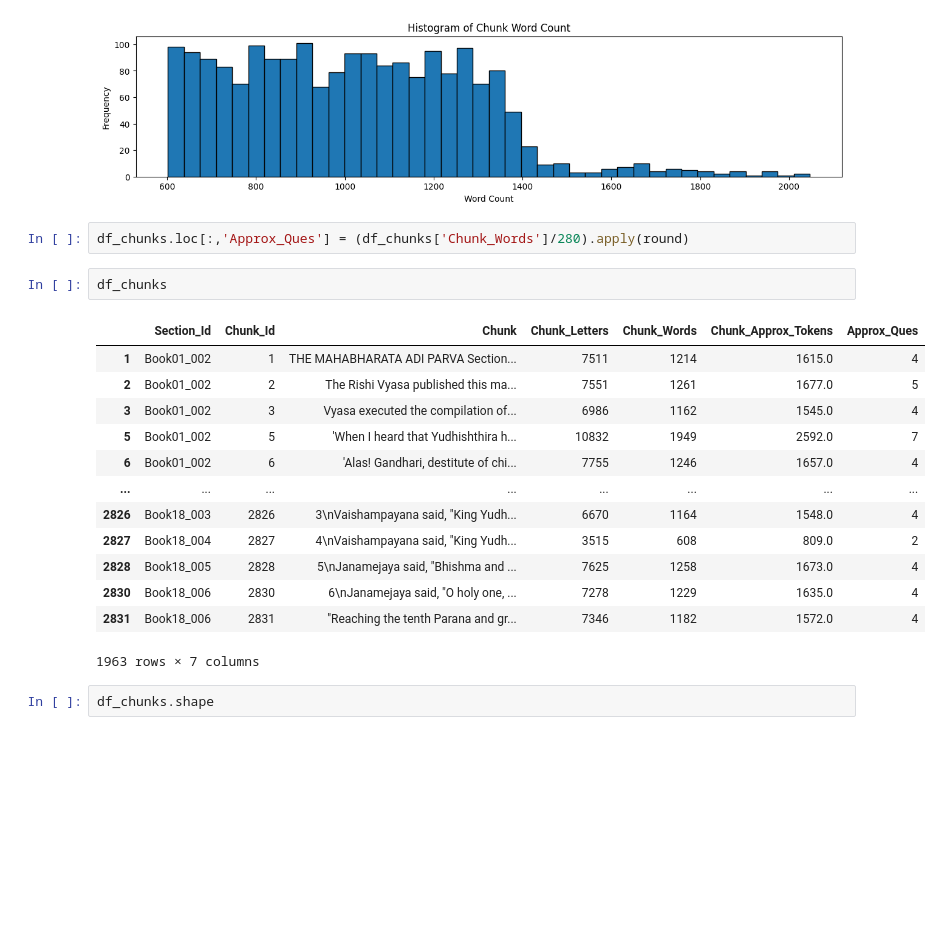
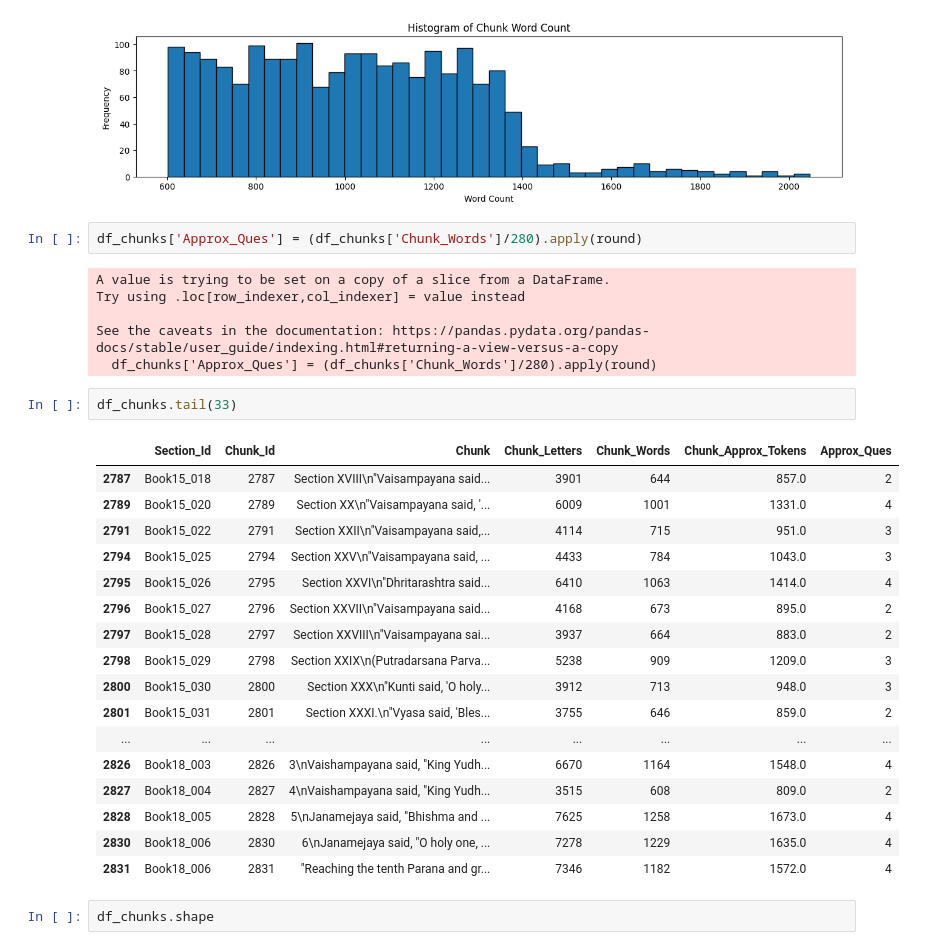
Before and after one commit to dasarpai/HBQA, a Jupyter notebook: 03-Text-Splitting.ipynb, the cells around one changed output. Cells and saved outputs as stored; diff of their text form; blank space fills up the shorter version.

```diff
--- a/03-Text-Splitting.ipynb
+++ b/03-Text-Splitting.ipynb
@@ -238,23 +271,33 @@ plt.show()
 # %% [output]
 [figure]
 # %%
-df_chunks.loc[:,'Approx_Ques'] = (df_chunks['Chunk_Words']/280).apply(round)
+df_chunks['Approx_Ques'] = (df_chunks['Chunk_Words']/280).apply(round)
+# %% [output]
+A value is trying to be set on a copy of a slice from a DataFrame.
+Try using .loc[row_indexer,col_indexer] = value instead
+
+See the caveats in the documentation: https://pandas.pydata.org/pandas-docs/stable/user_guide/indexing.html#returning-a-view-versus-a-copy
+  df_chunks['Approx_Ques'] = (df_chunks['Chunk_Words']/280).apply(round)
 # %%
-df_chunks
+df_chunks.tail(33)
 # %% [output]
 |  | Section_Id | Chunk_Id | Chunk | Chunk_Letters | Chunk_Words | Chunk_Approx_Tokens | Approx_Ques |
-| 1 | Book01_002 | 1 | THE MAHABHARATA ADI PARVA Section... | 7511 | 1214 | 1615.0 | 4 |
-| 2 | Book01_002 | 2 | The Rishi Vyasa published this ma... | 7551 | 1261 | 1677.0 | 5 |
-| 3 | Book01_002 | 3 | Vyasa executed the compilation of... | 6986 | 1162 | 1545.0 | 4 |
-| 5 | Book01_002 | 5 | 'When I heard that Yudhishthira h... | 10832 | 1949 | 2592.0 | 7 |
-| 6 | Book01_002 | 6 | 'Alas! Gandhari, destitute of chi... | 7755 | 1246 | 1657.0 | 4 |
+| 2787 | Book15_018 | 2787 | Section XVIII\n"Vaisampayana said... | 3901 | 644 | 857.0 | 2 |
+| 2789 | Book15_020 | 2789 | Section XX\n"Vaisampayana said, '... | 6009 | 1001 | 1331.0 | 4 |
+| 2791 | Book15_022 | 2791 | Section XXII\n"Vaisampayana said,... | 4114 | 715 | 951.0 | 3 |
+| 2794 | Book15_025 | 2794 | Section XXV\n"Vaisampayana said, ... | 4433 | 784 | 1043.0 | 3 |
+| 2795 | Book15_026 | 2795 | Section XXVI\n"Dhritarashtra said... | 6410 | 1063 | 1414.0 | 4 |
+| 2796 | Book15_027 | 2796 | Section XXVII\n"Vaisampayana said... | 4168 | 673 | 895.0 | 2 |
+| 2797 | Book15_028 | 2797 | Section XXVIII\n"Vaisampayana sai... | 3937 | 664 | 883.0 | 2 |
+| 2798 | Book15_029 | 2798 | Section XXIX\n(Putradarsana Parva... | 5238 | 909 | 1209.0 | 3 |
+| 2800 | Book15_030 | 2800 | Section XXX\n"Kunti said, 'O holy... | 3912 | 713 | 948.0 | 3 |
+| 2801 | Book15_031 | 2801 | Section XXXI.\n"Vyasa said, 'Bles... | 3755 | 646 | 859.0 | 2 |
 | ... | ... | ... | ... | ... | ... | ... | ... |
 | 2826 | Book18_003 | 2826 | 3\nVaishampayana said, "King Yudh... | 6670 | 1164 | 1548.0 | 4 |
 | 2827 | Book18_004 | 2827 | 4\nVaishampayana said, "King Yudh... | 3515 | 608 | 809.0 | 2 |
 | 2828 | Book18_005 | 2828 | 5\nJanamejaya said, "Bhishma and ... | 7625 | 1258 | 1673.0 | 4 |
 | 2830 | Book18_006 | 2830 | 6\nJanamejaya said, "O holy one, ... | 7278 | 1229 | 1635.0 | 4 |
 | 2831 | Book18_006 | 2831 | "Reaching the tenth Parana and gr... | 7346 | 1182 | 1572.0 | 4 |
-1963 rows × 7 columns
 # %%
 df_chunks.shape
 # %% [output]
```
Also changed, not shown: parts of 8 cells of this notebook, 5 other files.
